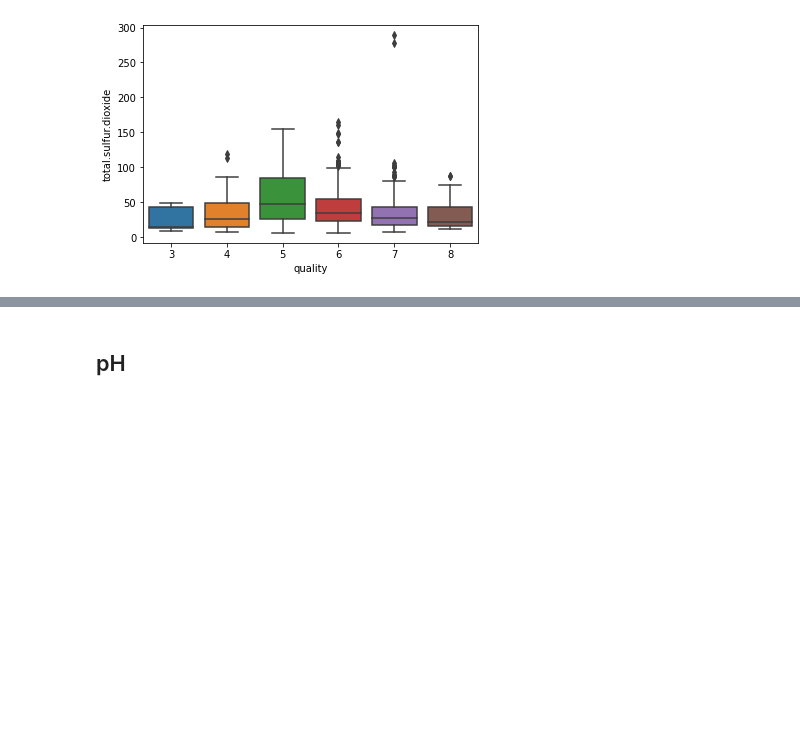
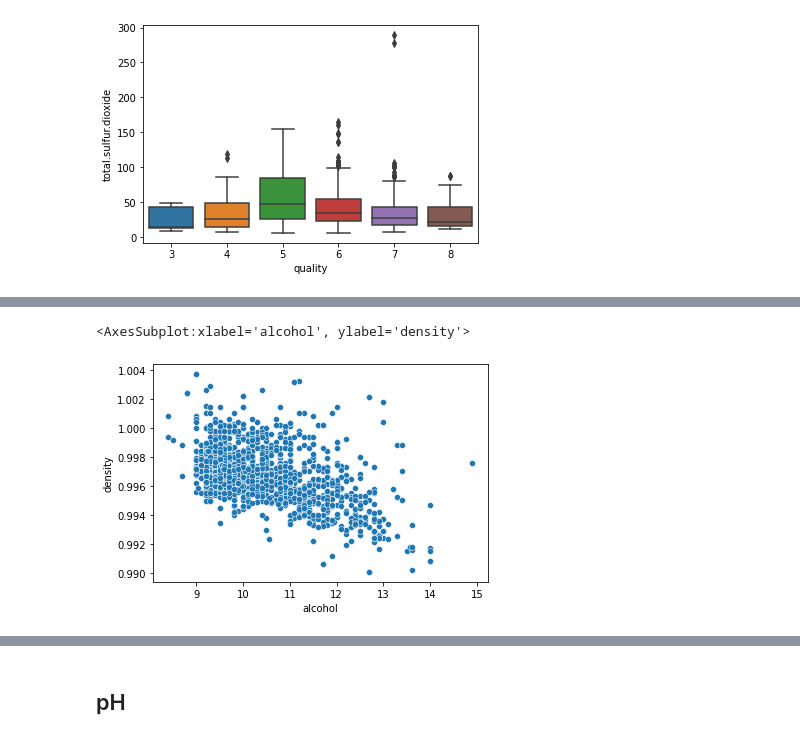
Before and after one commit to leo-hoet/explotaciondedatos, a Jupyter notebook: tp3.ipynb, the cells around one changed output, grey strips where cells are left out. Cells and saved outputs as stored; diff of their text form; code cells hidden in the pictures; blank space fills up the shorter version.

```diff
--- a/tp3.ipynb
+++ b/tp3.ipynb
@@ -269,0 +285,5 @@ Intercuartil range:  0.002234999999999987
+# %%
+sns.scatterplot(data=df,x='alcohol',y=key)
+# %% [output]
+<AxesSubplot:xlabel='alcohol', ylabel='density'>
+[figure, added]
```
Also changed, not shown: parts of 20 cells of this notebook.
